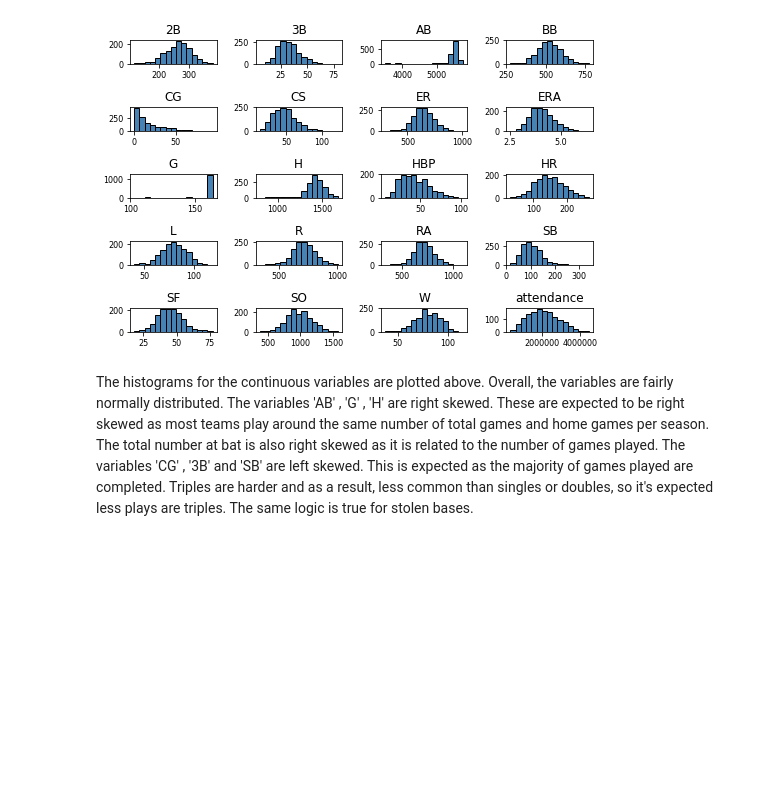
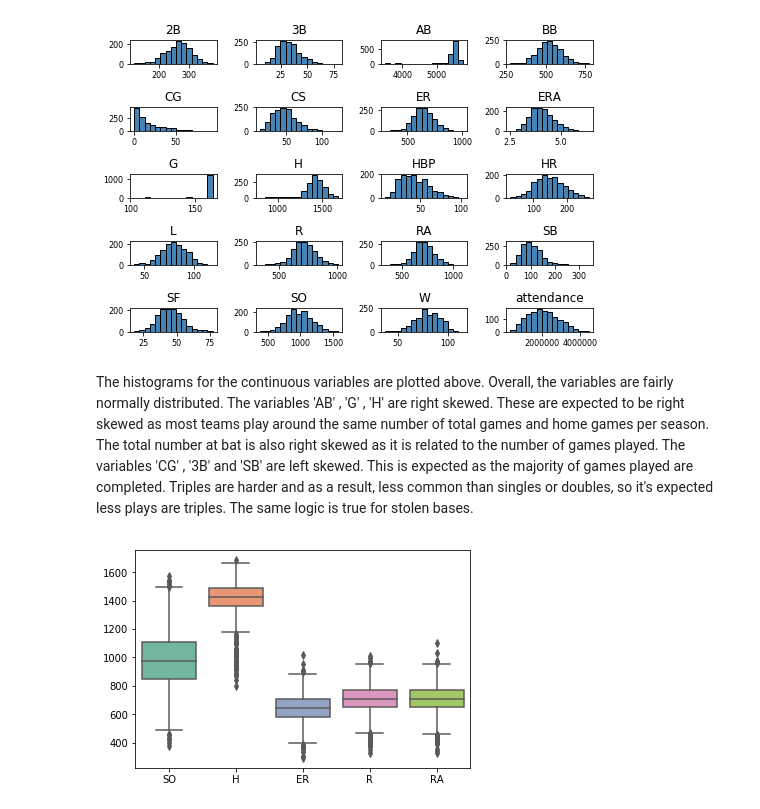
Before and after one commit to georgesturrock/7331_Lab1, a Jupyter notebook: Team2_Lab1.ipynb, the cells around one changed output. Saved outputs shown, nothing was run; the diff lists cells and outputs as text; code cells hidden in the pictures; blank space fills up the shorter version.

```diff
--- a/Team2_Lab1.ipynb
+++ b/Team2_Lab1.ipynb
@@ -382,3 +382,9 @@ plt.show()
 # %% [markdown]
 The histograms for the continuous variables are plotted above. Overall, the variables are fairly normally distributed. The variables 'AB' , 'G' , 'H'  are right skewed. These are expected to be right skewed as most teams play around the
 same number of total games and home games per season. The total number at bat is also right skewed as it is related to the number of games played. The variables 'CG' , '3B' and 'SB' are left skewed. This is expected as the majority of games played are completed. Triples are harder and as a result, less common than singles or doubles, so it's expected less plays are triples. The same logic is true for stolen bases.
+# %%
+statsdf = teams2[['SO' , 'H', 'ER' , 'R' , 'RA']]
+sns.boxplot(data=statsdf, palette="Set2")
+plt.show()
+# %% [output]
+[figure, added]
```
Also changed, not shown: parts of 7 cells of this notebook.
